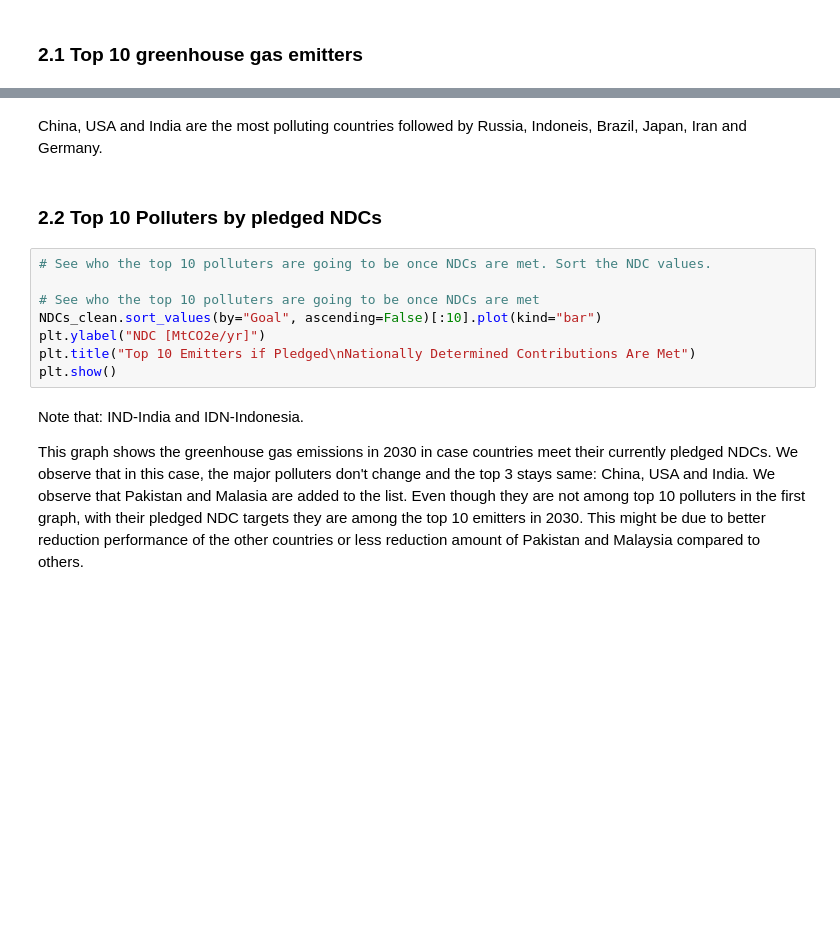
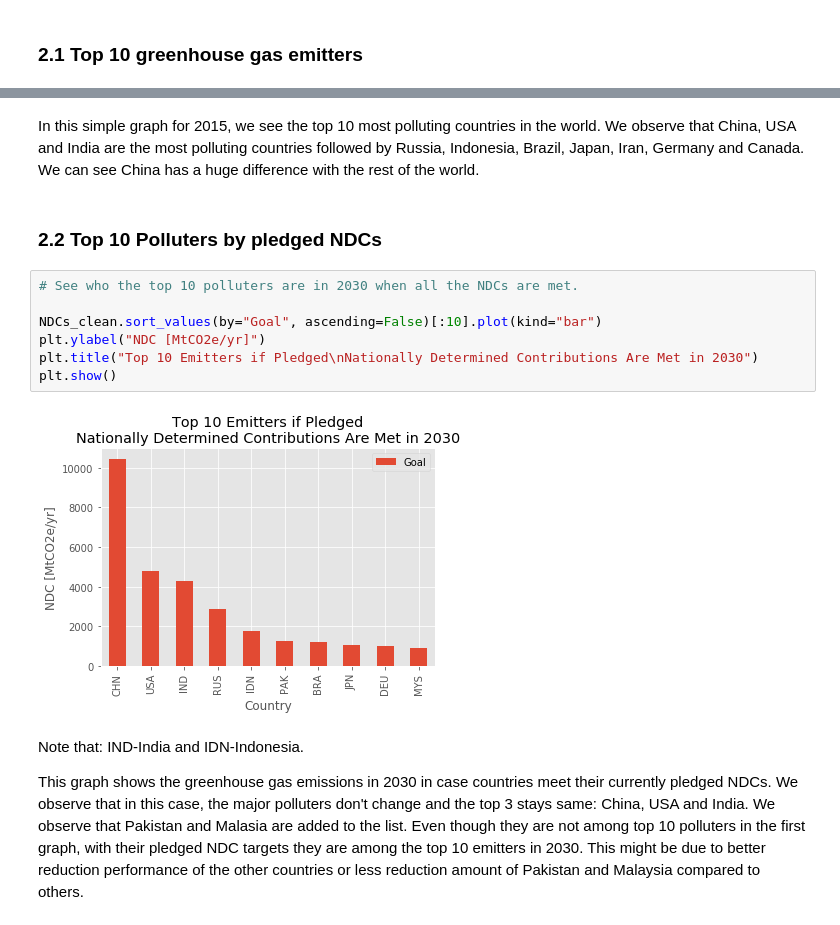
Before and after one commit to jasonrwang/ghg_analytics, a Jupyter notebook: ghg_analytics.ipynb, the cells around one changed output, grey strips where cells are left out. Cells and saved outputs as stored; diff of their text form; blank space fills up the shorter version.

```diff
--- a/ghg_analytics.ipynb
+++ b/ghg_analytics.ipynb
@@ -423,15 +510,16 @@ plt.show()
-# %% [markdown]
-China, USA and India are the most polluting countries followed by Russia, Indoneis, Brazil, Japan, Iran and Germany.
+# %% [markdown]
+In this simple graph for 2015, we see the top 10 most polluting countries in the world. We observe that China, USA and India are the most polluting countries followed by Russia, Indonesia, Brazil, Japan, Iran, Germany and Canada. We can see China has a huge difference with the rest of the world.
 # %% [markdown]
 ### 2.2 Top 10 Polluters by pledged NDCs
 # %%
-# See who the top 10 polluters are going to be once NDCs are met. Sort the NDC values.
+# See who the top 10 polluters are in 2030 when all the NDCs are met.
 
-# See who the top 10 polluters are going to be once NDCs are met
 NDCs_clean.sort_values(by="Goal", ascending=False)[:10].plot(kind="bar")
 plt.ylabel("NDC [MtCO2e/yr]")
-plt.title("Top 10 Emitters if Pledged\nNationally Determined Contributions Are Met")
+plt.title("Top 10 Emitters if Pledged\nNationally Determined Contributions Are Met in 2030")
 plt.show()
+# %% [output]
+[figure, added]
 # %% [markdown]
 Note that: IND-India and IDN-Indonesia.
 
```
Also changed, not shown: parts of 68 cells of this notebook.
